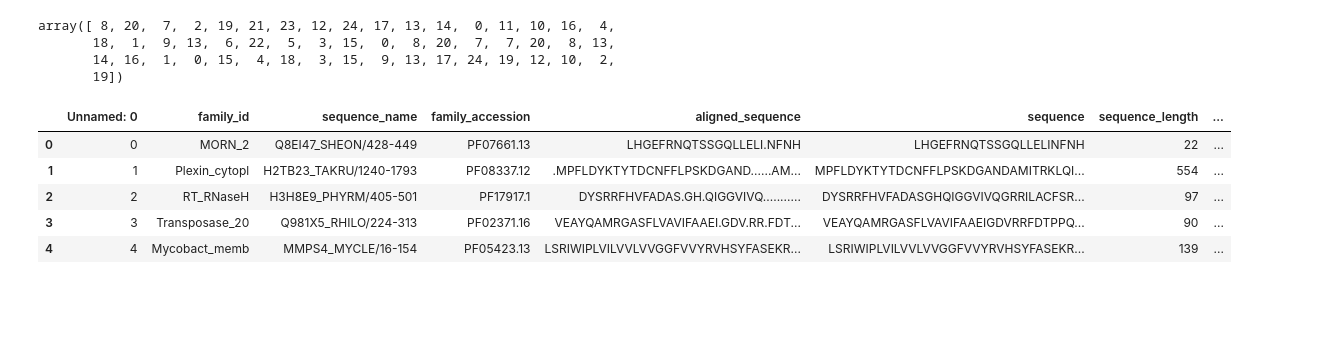
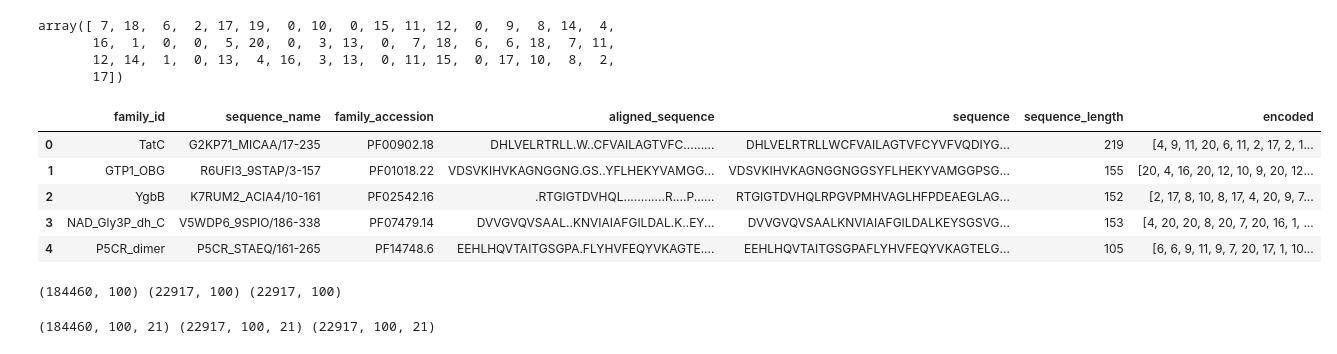
Before and after one commit to galib96/protein-sequence-class-pfam, a Jupyter notebook: protein_sequence_classification_with_pfam_dataset.ipynb, the cells around one changed output. Saved outputs shown, nothing was run; the diff lists cells and outputs as text; code cells hidden in the pictures; blank space fills up the shorter version.

```diff
--- a/protein_sequence_classification_with_pfam_dataset.ipynb
+++ b/protein_sequence_classification_with_pfam_dataset.ipynb
@@ -33,12 +47,13 @@ from tensorflow.keras.utils import to_categorical
 
 # df_train.head()
 # %%
-df_train = pd.read_csv('/content/gdrive/MyDrive/Colab Notebooks/Protein Sequence Classification -  Pfam/DATA/train.csv',
-                       nrows = 200000)
-df_val = pd.read_csv('/content/gdrive/MyDrive/Colab Notebooks/Protein Sequence Classification -  Pfam/DATA/val.csv',
-                     nrows = 10000)
-df_test = pd.read_csv('/content/gdrive/MyDrive/Colab Notebooks/Protein Sequence Classification -  Pfam/DATA/test.csv',
-                      nrows = 10000)
+df_train = pd.read_csv('/content/gdrive/MyDrive/Colab Notebooks/Protein Sequence Classification -  Pfam/DATA/train.csv')
+df_val = pd.read_csv('/content/gdrive/MyDrive/Colab Notebooks/Protein Sequence Classification -  Pfam/DATA/val.csv')
+df_test = pd.read_csv('/content/gdrive/MyDrive/Colab Notebooks/Protein Sequence Classification -  Pfam/DATA/test.csv')
+
+df_train.drop('Unnamed: 0', inplace=True, axis=1)
+df_val.drop('Unnamed: 0', inplace=True, axis=1)
+df_test.drop('Unnamed: 0', inplace=True, axis=1)
 
 print("Training set size", df_train.shape)
 print("Val set size", df_val.shape)
@@ -78,0 +94,13 @@ plot_seq_len(df_test, "Test Set")
+# %%
+# filtering dataset based on most
+
+classes = df_train['family_accession'].value_counts()[:250].index.tolist()
+
+train_df = df_train.loc[df_train['family_accession'].isin(classes)].reset_index(drop=True)
+val_df = df_val.loc[df_val['family_accession'].isin(classes)].reset_index(drop=True)
+test_df = df_test.loc[df_test['family_accession'].isin(classes)].reset_index(drop=True)
+
+print('Dataset size after taking 250 classes for each data split:')
+print('Train size :', len(train_df))
+print('Val size :', len(val_df))
+print('Test size :', len(test_df))
@@ -79,6 +112,6 @@ plot_seq_len(df_test, "Test Set")
 # %%
-code_numeric = {' ':0, 'A':1, 'R':2, 'N':3, 'D':4, 'B':5, 'C':6, 'E':7, 'Q':8, 'Z':9, 'G':10, 'H':11, 'I':12, 'X':13,
-                 'L':13, 'K':14, 'M':15, 'F':16, 'P':17, 'S':18, 'T':19, 'W':20, 'Y':21, 'V':22, 'U':23, 'O':24}
+code_numeric = {' ':0, 'A':1, 'R':2, 'N':3, 'D':4, 'B':0, 'C':5, 'E':6, 'Q':7, 'Z':0, 'G':8, 'H':9, 'I':10, 'X':0,
+                 'L':11, 'K':12, 'M':13, 'F':14, 'P':15, 'S':16, 'T':17, 'W':18, 'Y':19, 'V':20, 'U':0, 'O':0}
 
 code_numeric
 # %% [output]
@@ -110,20 +143,41 @@ def int_encoding(sequence):
 # test case
 int_encoding('QWERTYUIOPLKJHGFDSAZXCVBNM QWEEWQLKFA MDSNMZLPOTIGRT')
 # %% [output]
-array([ 8, 20,  7,  2, 19, 21, 23, 12, 24, 17, 13, 14,  0, 11, 10, 16,  4,
-       18,  1,  9, 13,  6, 22,  5,  3, 15,  0,  8, 20,  7,  7, 20,  8, 13,
-       14, 16,  1,  0, 15,  4, 18,  3, 15,  9, 13, 17, 24, 19, 12, 10,  2,
-       19])
+array([ 7, 18,  6,  2, 17, 19,  0, 10,  0, 15, 11, 12,  0,  9,  8, 14,  4,
+       16,  1,  0,  0,  5, 20,  0,  3, 13,  0,  7, 18,  6,  6, 18,  7, 11,
+       12, 14,  1,  0, 13,  4, 16,  3, 13,  0, 11, 15,  0, 17, 10,  8,  2,
+       17])
 # %%
-df_train['encoded'] = df_train['sequence'].apply(int_encoding)
-df_val['encoded'] = df_val['sequence'].apply(int_encoding)
-df_test['encoded'] = df_test['sequence'].apply(int_encoding)
+train_df['encoded'] = train_df['sequence'].apply(int_encoding)
+val_df['encoded'] = val_df['sequence'].apply(int_encoding)
+test_df['encoded'] = test_df['sequence'].apply(int_encoding)
 
-df_train.head()
+train_df.head()
 # %% [output]
-|  | Unnamed: 0 | family_id | sequence_name | family_accession | aligned_sequence | sequence | sequence_length | ... |
-| 0 | 0 | MORN_2 | Q8EI47_SHEON/428-449 | PF07661.13 | LHGEFRNQTSSGQLLELI.NFNH | LHGEFRNQTSSGQLLELINFNH | 22 | ... |
-| 1 | 1 | Plexin_cytopl | H2TB23_TAKRU/1240-1793 | PF08337.12 | .MPFLDYKTYTDCNFFLPSKDGAND......AM... | MPFLDYKTYTDCNFFLPSKDGANDAMITRKLQI... | 554 | ... |
-| 2 | 2 | RT_RNaseH | H3H8E9_PHYRM/405-501 | PF17917.1 | DYSRRFHVFADAS.GH.QIGGVIVQ........... | DYSRRFHVFADASGHQIGGVIVQGRRILACFSR... | 97 | ... |
-| 3 | 3 | Transposase_20 | Q981X5_RHILO/224-313 | PF02371.16 | VEAYQAMRGASFLVAVIFAAEI.GDV.RR.FDT... | VEAYQAMRGASFLVAVIFAAEIGDVRRFDTPPQ... | 90 | ... |
-| 4 | 4 | Mycobact_memb | MMPS4_MYCLE/16-154 | PF05423.13 | LSRIWIPLVILVVLVVGGFVVYRVHSYFASEKR... | LSRIWIPLVILVVLVVGGFVVYRVHSYFASEKR... | 139 | ... |
+|  | family_id | sequence_name | family_accession | aligned_sequence | sequence | sequence_length | encoded |
+| 0 | TatC | G2KP71_MICAA/17-235 | PF00902.18 | DHLVELRTRLL.W..CFVAILAGTVFC......... | DHLVELRTRLLWCFVAILAGTVFCYVFVQDIYG... | 219 | [4, 9, 11, 20, 6, 11, 2, 17, 2, 1... |
+| 1 | GTP1_OBG | R6UFI3_9STAP/3-157 | PF01018.22 | VDSVKIHVKAGNGGNG.GS..YFLHEKYVAMGG... | VDSVKIHVKAGNGGNGGSYFLHEKYVAMGGPSG... | 155 | [20, 4, 16, 20, 12, 10, 9, 20, 12... |
+| 2 | YgbB | K7RUM2_ACIA4/10-161 | PF02542.16 | .RTGIGTDVHQL............R....P...... | RTGIGTDVHQLRPGVPMHVAGLHFPDEAEGLAG... | 152 | [2, 17, 8, 10, 8, 17, 4, 20, 9, 7... |
+| 3 | NAD_Gly3P_dh_C | V5WDP6_9SPIO/186-338 | PF07479.14 | DVVGVQVSAAL..KNVIAIAFGILDAL.K..EY... | DVVGVQVSAALKNVIAIAFGILDALKEYSGSVG... | 153 | [4, 20, 20, 8, 20, 7, 20, 16, 1, ... |
+| 4 | P5CR_dimer | P5CR_STAEQ/161-265 | PF14748.6 | EEHLHQVTAITGSGPA.FLYHVFEQYVKAGTE.... | EEHLHQVTAITGSGPAFLYHVFEQYVKAGTELG... | 105 | [6, 6, 9, 11, 9, 7, 20, 17, 1, 10... |
+# %%
+train_encode = train_df['encoded'].to_list()
+val_encode = val_df['encoded'].to_list()
+test_encode = test_df['encoded'].to_list()
+
+max_length = 100
+train_pad = pad_sequences(train_encode, maxlen=max_length, padding='post', truncating='post')
+val_pad = pad_sequences(val_encode, maxlen=max_length, padding='post', truncating='post')
+test_pad = pad_sequences(test_encode, maxlen=max_length, padding='post', truncating='post')
+
+print(train_pad.shape, val_pad.shape, test_pad.shape)
+# %% [output]
+(184460, 100) (22917, 100) (22917, 100)
+# %%
+train_one = to_categorical(train_pad)
+val_one = to_categorical(val_pad)
+test_one = to_categorical(test_pad)
+
+print(train_one.shape, val_one.shape, test_one.shape)
+# %% [output]
+(184460, 100, 21) (22917, 100, 21) (22917, 100, 21)
```
Also changed, not shown: parts of 15 cells of this notebook.
